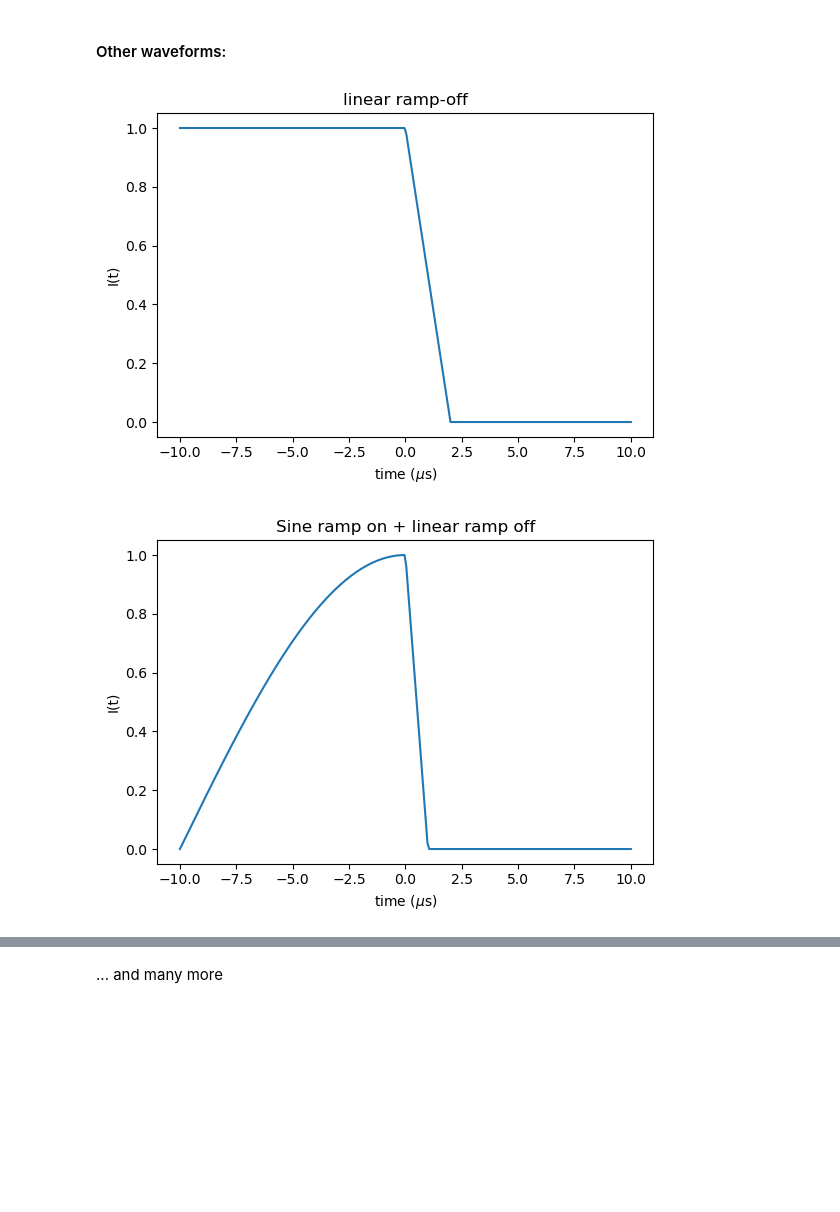
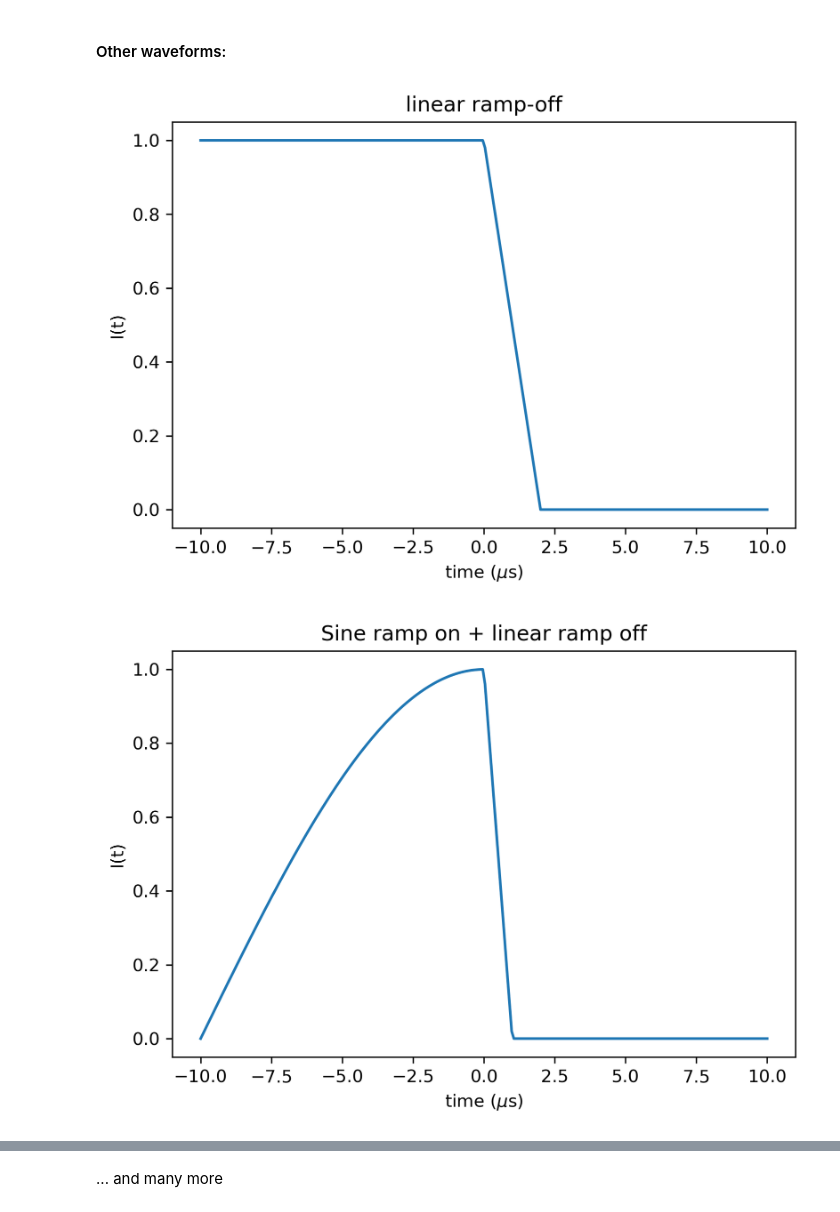
Before and after one commit to jcapriot/gpgn-319, a Jupyter notebook: notes/em/2-TDEM-1.ipynb, the cells around one changed output, grey strips where cells are left out. Drawn from its saved outputs; the diff is of its cells as text; code cells hidden in the pictures; blank space fills up the shorter version.

```diff
--- a/notes/em/2-TDEM-1.ipynb
+++ b/notes/em/2-TDEM-1.ipynb
@@ -6,12 +6,12 @@
 import matplotlib.pyplot as plt
 from matplotlib.colors import LogNorm, SymLogNorm
 import numpy as np
-from simpeg.electromagnetics import time_domain as tdem
-import discretize
-from simpeg.utils.solver_utils import get_default_solver
+from em_utilities import get_loop_sim, JBPlotter
 from geoana.em.tdem import simple_functions
 from ipywidgets import interact, IntSlider
 from IPython.display import display
+from simpeg.electromagnetics import time_domain as tdem
 
 plt.rcParams['figure.figsize'] = [6.4, 4.2]
+plt.rcParams['figure.dpi'] = 300
 # %%
@@ -284,18 +186,17 @@ Usually have to "gently" shutoff the current
 # %% [markdown]
 #### Other waveforms:
 # %%
-%%capture ramp_off
-ramp = tdem.sources.RampOffWaveform(2E-6)
+def do_ramp_plot():
+    ramp = tdem.sources.RampOffWaveform(2E-6)
 
-ts = np.linspace(-1E-5, 1E-5, 256)
-plt.plot(ts*1E6, [ramp.eval(t) for t in ts])
-plt.xlabel(r'time ($\mu$s)');
-plt.title("linear ramp-off")
-plt.ylabel('I(t)')
-plt.xlabel(r'time ($\mu$s)')
-plt.show()
+    ts = np.linspace(-1E-5, 1E-5, 256)
+    plt.plot(ts*1E6, [ramp.eval(t) for t in ts])
+    plt.xlabel(r'time ($\mu$s)');
+    plt.title("linear ramp-off")
+    plt.ylabel('I(t)')
+    plt.xlabel(r'time ($\mu$s)')
 # %%
-ramp_off.outputs[0]
+do_ramp_plot()
 # %% [output]
-[figure, old version]
+[figure, new version]
 # %%
@@ -310,5 +212,5 @@ plt.show()
 # %%
-quar_ramp.outputs[0]
+do_quar_plot()
 # %% [output]
-[figure, old version]
+[figure, new version]
 # %%
```
Also changed, not shown: parts of 23 cells of this notebook, 2 other files.
